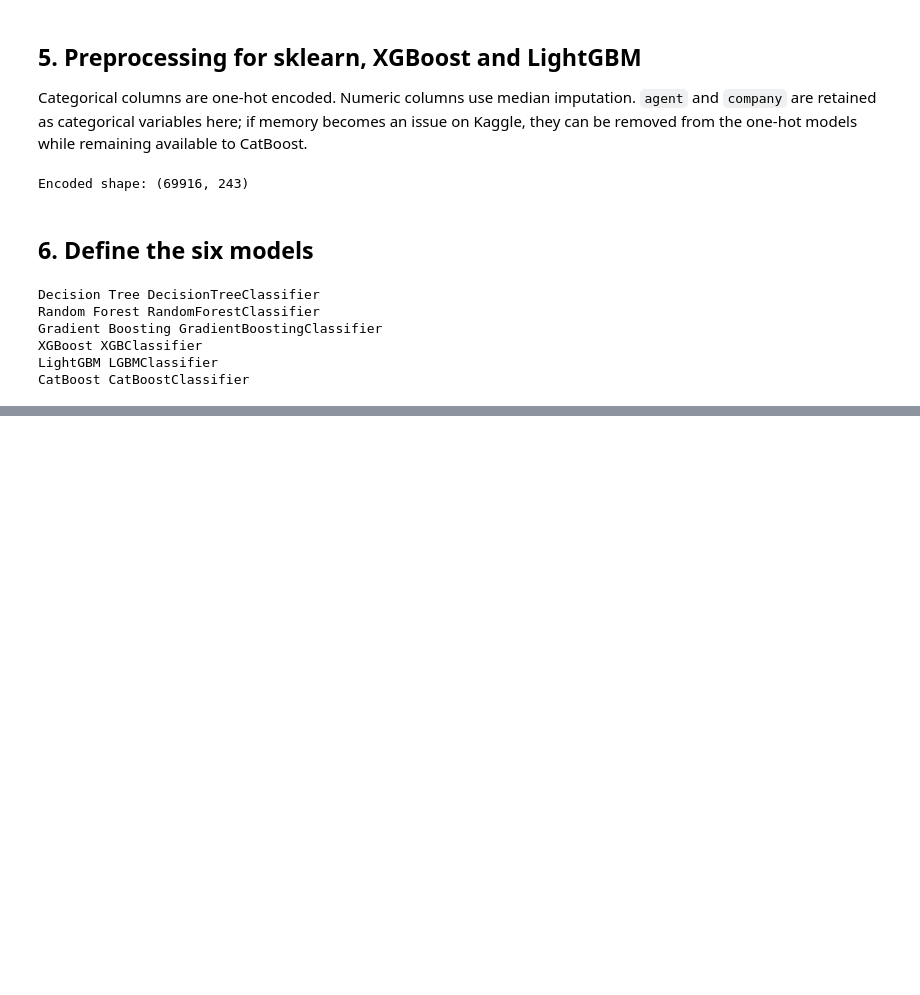
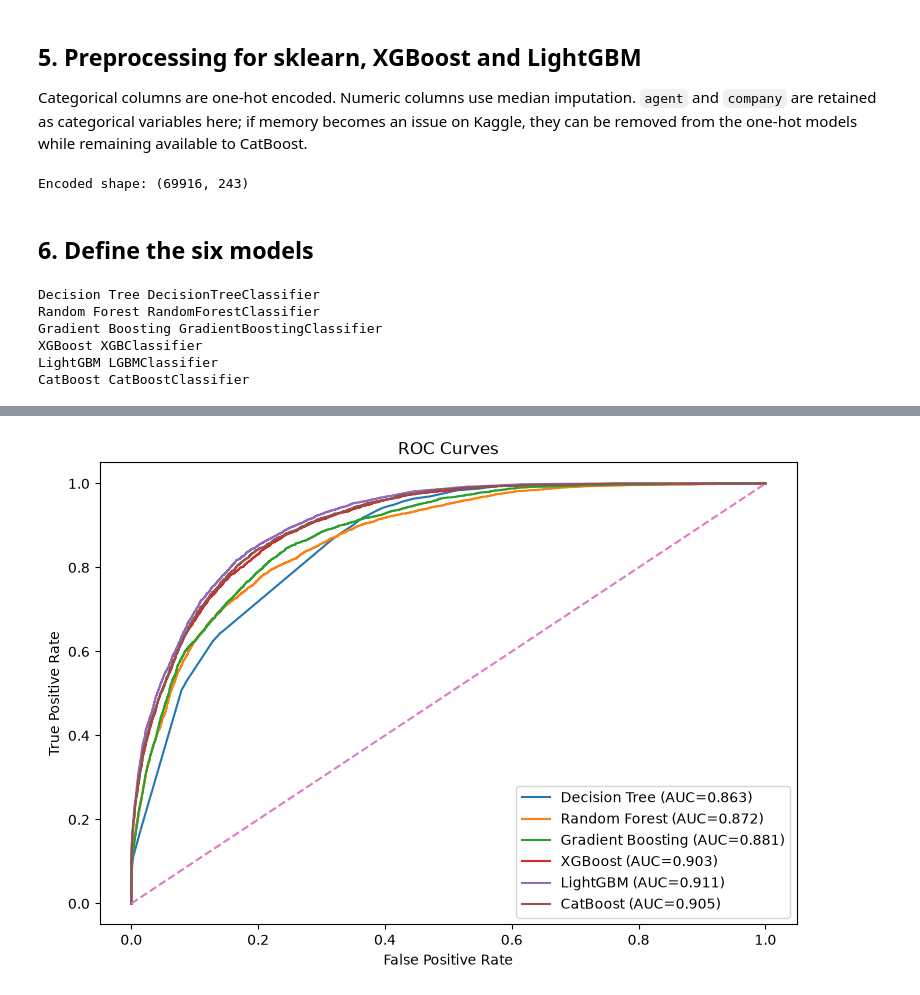
Before and after one commit to nuespringramalimarouane-prog/Hotel-Booking-Cancellation-Prediction, a Jupyter notebook: hotel_booking_cancellation.ipynb, the cells around one changed output, grey strips where cells are left out. Drawn from its saved outputs; the diff is of its cells as text; code cells hidden in the pictures; blank space fills up the shorter version.

```diff
--- a/hotel_booking_cancellation.ipynb
+++ b/hotel_booking_cancellation.ipynb
@@ -242,0 +382,14 @@ CatBoost CatBoostClassifier
+# %%
+plt.figure(figsize=(9, 6))
+for name, model in trained.items():
+    if name == "CatBoost":
+        prob = model.predict_proba(Xte_cat)[:, 1]
+    else:
+        prob = model.predict_proba(X_test_enc)[:, 1]
+    fpr, tpr, _ = roc_curve(y_test, prob)
+    auc = roc_auc_score(y_test, prob)
+    plt.plot(fpr, tpr, label=f"{name} (AUC={auc:.3f})")
+plt.plot([0,1], [0,1], linestyle="--")
+plt.xlabel("False Positive Rate"); plt.ylabel("True Positive Rate"); plt.title("ROC Curves"); plt.legend(); plt.show()
+# %% [output]
+[figure, added]
```
Also changed, not shown: parts of 4 cells of this notebook, 4 other files.
